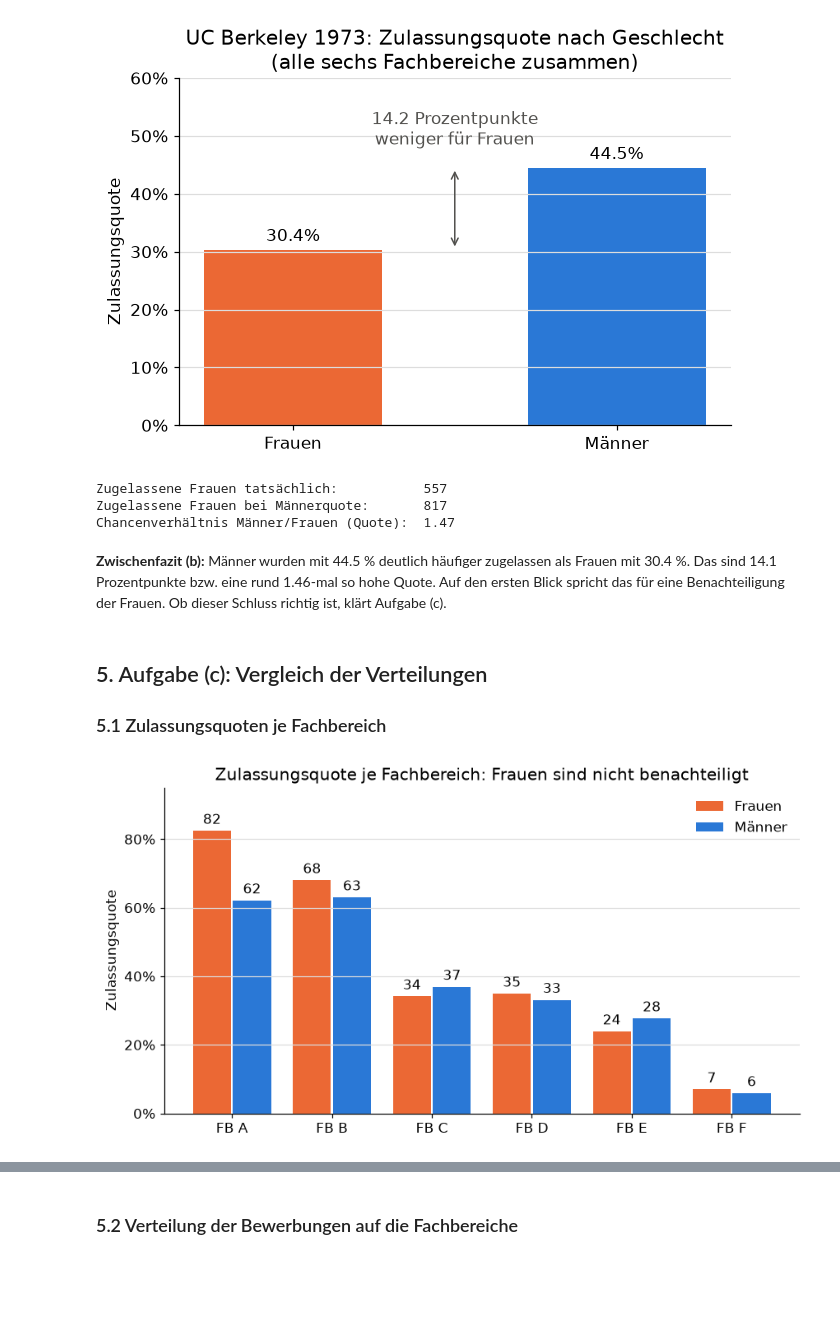
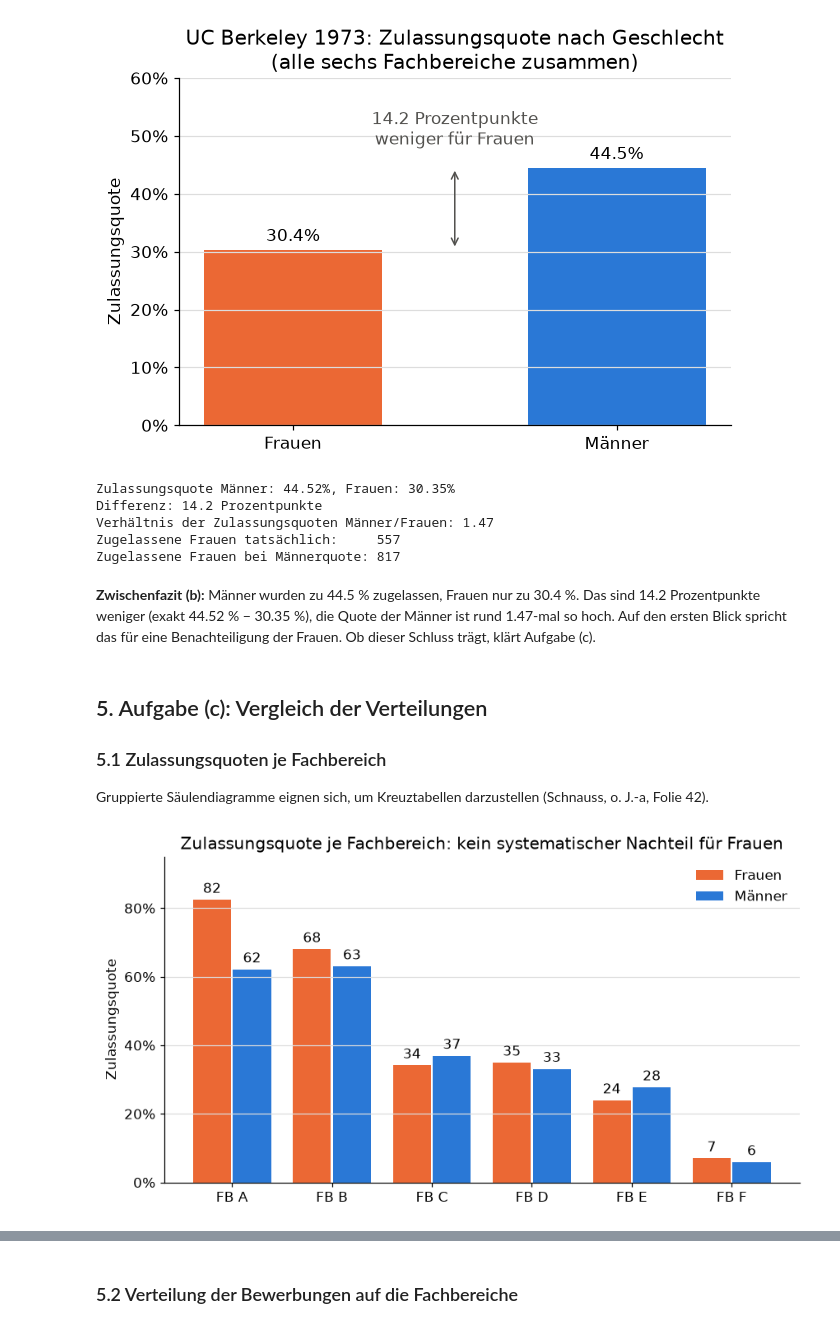
Before and after one commit to leozhaw26/statistik, a Jupyter notebook: vortrag4/Vortrag4_Berkeley_Analyse.ipynb, the cells around one changed output, grey strips where cells are left out. Drawn from its saved outputs; the diff is of its cells as text; code cells hidden in the pictures; blank space fills up the shorter version.

```diff
--- a/vortrag4/Vortrag4_Berkeley_Analyse.ipynb
+++ b/vortrag4/Vortrag4_Berkeley_Analyse.ipynb
@@ -288,22 +293,22 @@ direkt verglichen werden können. Die Differenz in Prozentpunkten wird direkt ei
 # %%
-def balken_beschriften(ax, balken, format_funktion=prozent):
-    # Schreibt den Wert über jeden Balken. Die Formatierung wird als Funktion
+def saeulen_beschriften(ax, saeulen, format_funktion=prozent):
+    # Schreibt den Wert über jede Säule. Die Formatierung wird als Funktion
     # übergeben (Funktionen als Argumente anderer Funktionen).
-    for b in balken:
-        ax.annotate(format_funktion(b.get_height()),
-                    (b.get_x() + b.get_width() / 2, b.get_height()),
+    for s in saeulen:
+        ax.annotate(format_funktion(s.get_height()),
+                    (s.get_x() + s.get_width() / 2, s.get_height()),
                     ha="center", va="bottom", xytext=(0, 3), textcoords="offset points")
 
 
-gesamt = pruefe_unabhaengigkeit(vierfeldertafel(daten))
+gesamt = pruefe_unabhaengigkeit(kreuztabelle(daten))
 quoten_gesamt = {"Frauen": gesamt["P(Z|W)"], "Männer": gesamt["P(Z|M)"]}
+differenz = quoten_gesamt["Männer"] - quoten_gesamt["Frauen"]
 
 fig, ax = plt.subplots(figsize=(6, 4.2))
-balken = ax.bar(list(quoten_gesamt), list(quoten_gesamt.values()), width=0.55,
-                color=[FARBEN[g] for g in quoten_gesamt])
-balken_beschriften(ax, balken)
-differenz = quoten_gesamt["Männer"] - quoten_gesamt["Frauen"]
-# Differenz als Klammer zwischen den beiden Balkenhöhen einzeichnen
+saeulen = ax.bar(list(quoten_gesamt), list(quoten_gesamt.values()), width=0.55,
+                 color=[FARBEN[g] for g in quoten_gesamt])
+saeulen_beschriften(ax, saeulen)
+# Differenz als Doppelpfeil zwischen den beiden Säulenhöhen
 ax.annotate("", xy=(0.5, quoten_gesamt["Frauen"]), xytext=(0.5, quoten_gesamt["Männer"]),
             arrowprops=dict(arrowstyle="<->", color="#52514e"))
 ax.text(0.5, quoten_gesamt["Männer"] + 0.04,
@@ -318,52 +323,55 @@ plt.show()
 # %% [output]
 [figure]
 # %%
-# Dasselbe als Zahlen: Wie viele Frauen wären bei der Quote der Männer zugelassen worden?
-n_frauen = int(daten.loc[daten.Geschlecht == "Frauen", "Anzahl"].sum())
-print("Zugelassene Frauen tatsächlich:          ",
-      round(n_frauen * quoten_gesamt["Frauen"]))
-print("Zugelassene Frauen bei Männerquote:      ",
-      round(n_frauen * quoten_gesamt["Männer"]))
-print("Chancenverhältnis Männer/Frauen (Quote): ",
-      f"{quoten_gesamt['Männer'] / quoten_gesamt['Frauen']:.2f}")
+# Dieselbe Aussage in Zahlen
+n_frauen = int(kreuztabelle(daten).loc["Frauen"].sum())
+print(f"Zulassungsquote Männer: {quoten_gesamt['Männer']:.2%}, Frauen: {quoten_gesamt['Frauen']:.2%}")
+print(f"Differenz: {differenz * 100:.1f} Prozentpunkte")
+print(f"Verhältnis der Zulassungsquoten Männer/Frauen: {quoten_gesamt['Männer'] / quoten_gesamt['Frauen']:.2f}")
+print("Zugelassene Frauen tatsächlich:    ", round(n_frauen * quoten_gesamt["Frauen"]))
+print("Zugelassene Frauen bei Männerquote:", round(n_frauen * quoten_gesamt["Männer"]))
 # %% [output]
-Zugelassene Frauen tatsächlich:           557
-Zugelassene Frauen bei Männerquote:       817
-Chancenverhältnis Männer/Frauen (Quote):  1.47
+Zulassungsquote Männer: 44.52%, Frauen: 30.35%
+Differenz: 14.2 Prozentpunkte
+Verhältnis der Zulassungsquoten Männer/Frauen: 1.47
+Zugelassene Frauen tatsächlich:     557
+Zugelassene Frauen bei Männerquote: 817
 # %% [markdown]
-**Zwischenfazit (b):** Männer wurden mit 44.5 % deutlich häufiger zugelassen als Frauen mit
-30.4 %. Das sind 14.1 Prozentpunkte bzw. eine rund 1.46-mal so hohe Quote. Auf den ersten Blick
-spricht das für eine Benachteiligung der Frauen. Ob dieser Schluss richtig ist, klärt Aufgabe (c).
+**Zwischenfazit (b):** Männer wurden zu 44.5 % zugelassen, Frauen nur zu 30.4 %. Das sind 14.2
+Prozentpunkte weniger (exakt 44.52 % − 30.35 %), die Quote der Männer ist rund 1.47-mal so hoch. Auf den
+ersten Blick spricht das für eine Benachteiligung der Frauen. Ob dieser Schluss trägt, klärt Aufgabe (c).
 # %% [markdown]
 ## 5. Aufgabe (c): Vergleich der Verteilungen
 
 ### 5.1 Zulassungsquoten je Fachbereich
+
+Gruppierte Säulendiagramme eignen sich, um Kreuztabellen darzustellen (Schnauss, o. J.-a, Folie 42).
 # %%
-def gruppiertes_balkendiagramm(tab, spalten_praefix, titel, ylabel, dateiname, ylim=None):
-    # Zeichnet für jeden Fachbereich einen Frauen- und einen Männerbalken.
+def gruppiertes_saeulendiagramm(tab, spalten_praefix, titel, ylabel, dateiname, ylim=None):
+    # Zeichnet je Fachbereich eine Säule für Frauen und eine für Männer.
     # Wird für Quoten UND Anteile verwendet -> eine Funktion statt doppeltem Code.
     x = np.arange(len(tab.index))
     breite = 0.38
     fig, ax = plt.subplots(figsize=(8, 4.4))
     for i, g in enumerate(["Frauen", "Männer"]):
-        balken = ax.bar(x + (i - 0.5) * (breite + 0.02), tab[f"{spalten_praefix}_{g}"],
-                        width=breite, color=FARBEN[g], label=g)
-        balken_beschriften(ax, balken, format_funktion=lambda v: f"{v * 100:.0f}")
+        saeulen = ax.bar(x + (i - 0.5) * (breite + 0.02), tab[f"{spalten_praefix}_{g}"],
+                         width=breite, color=FARBEN[g], label=g)
+        saeulen_beschriften(ax, saeulen, format_funktion=lambda v: f"{v * 100:.0f}")
     ax.set_xticks(x, [f"FB {fb}" for fb in tab.index])
     ax.yaxis.set_major_formatter(lambda y, _: f"{y:.0%}")
     if ylim:
         ax.set_ylim(*ylim)
     ax.set_ylabel(ylabel)
     ax.set_title(titel)
     ax.legend(frameon=False)
     fig.tight_layout()
     fig.savefig(ABB_ORDNER + dateiname, dpi=200)
     plt.show()
 
 
-gruppiertes_balkendiagramm(tab4, "Quote",
-    "Zulassungsquote je Fachbereich: Frauen sind nicht benachteiligt",
+gruppiertes_saeulendiagramm(tab4, "Quote",
+    "Zulassungsquote je Fachbereich: kein systematischer Nachteil für Frauen",
     "Zulassungsquote", "abb2_quote_fachbereich.png", ylim=(0, 0.95))
 # %% [output]
-[figure, old version]
+[figure, new version]
 # %%
```
Also changed, not shown: parts of 26 cells of this notebook, 6 other files.
